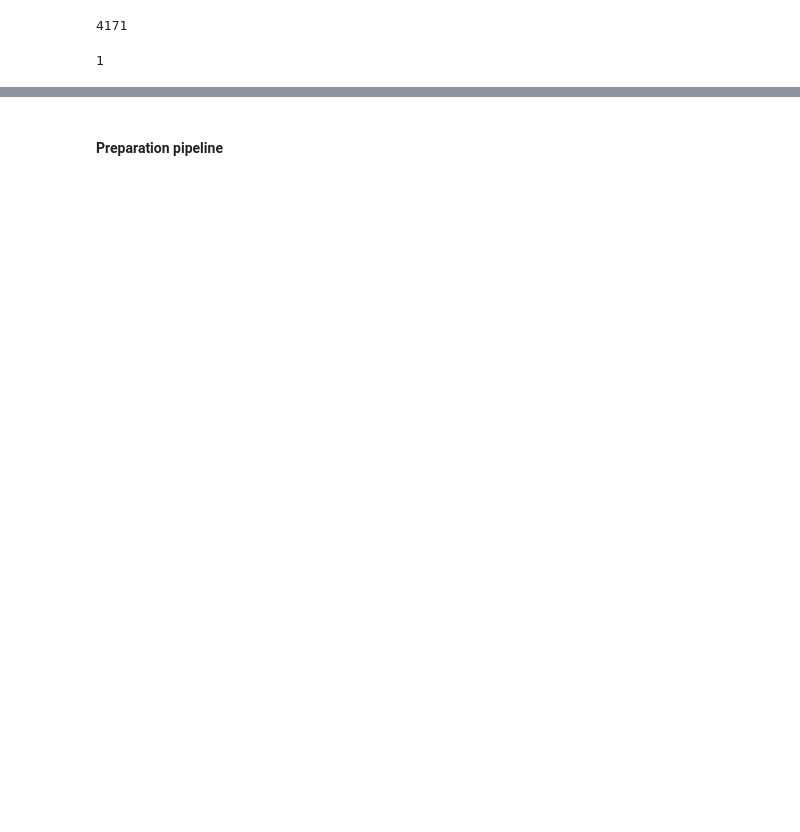
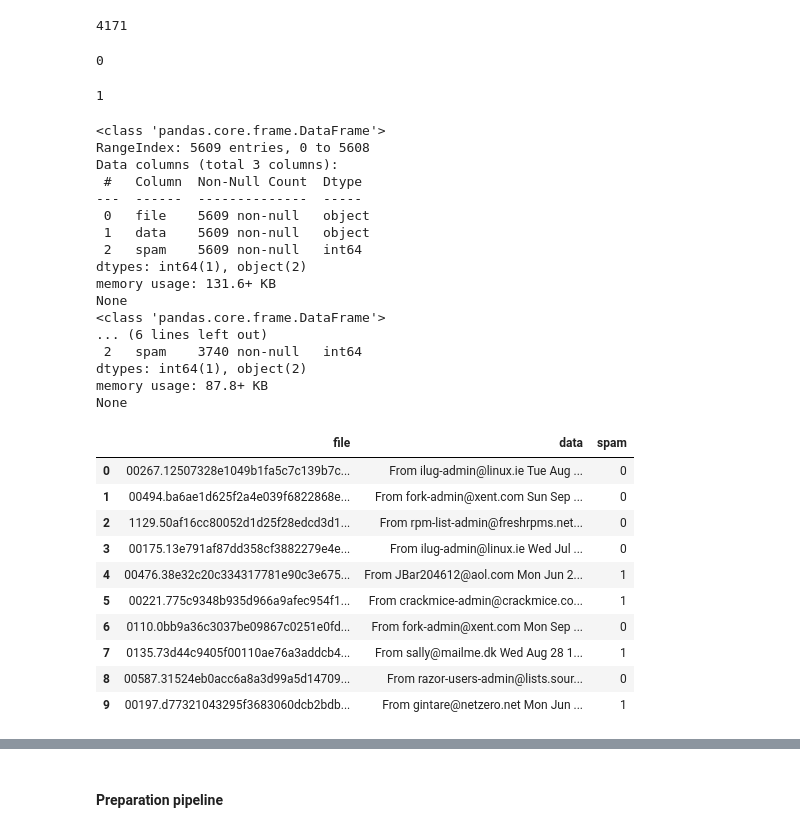
Before and after one commit to MiquelMarinoEspinosa/handson-ml3, a Jupyter notebook: 03_exercises.ipynb, the cells around one changed output, grey strips where cells are left out. Saved outputs shown, nothing was run; the diff lists cells and outputs as text; code cells hidden in the pictures; blank space fills up the shorter version.

```diff
--- a/03_exercises.ipynb
+++ b/03_exercises.ipynb
@@ -2823,7 +2824,48 @@ train_df.head()
 sum(train_df['spam'] == 0)
 # %% [output]
 4171
+# %%
+sum(test_df['file'] == 'cmds')
+# %% [output]
+0
 # %%
 int('spam' in 'train/spam/')
 # %% [output]
 1
+# %%
+# shuffle dataframe data to mix spam and ham
+train_df = train_df.sample(frac=1).reset_index(drop=True)
+test_df = test_df.sample(frac=1).reset_index(drop=True)
+# %%
+print(train_df.info())
+print(test_df.info())
+train_df.head(10)
+# %% [output]
+<class 'pandas.core.frame.DataFrame'>
+RangeIndex: 5609 entries, 0 to 5608
+Data columns (total 3 columns):
+ #   Column  Non-Null Count  Dtype
+---  ------  --------------  -----
+ 0   file    5609 non-null   object
+ 1   data    5609 non-null   object
+ 2   spam    5609 non-null   int64
+dtypes: int64(1), object(2)
+memory usage: 131.6+ KB
+None
+<class 'pandas.core.frame.DataFrame'>
+... (6 lines left out)
+ 2   spam    3740 non-null   int64
+dtypes: int64(1), object(2)
+memory usage: 87.8+ KB
+None
+|  | file | data | spam |
+| 0 | 00267.12507328e1049b1fa5c7c139b7c... | From ilug-admin@linux.ie Tue Aug ... | 0 |
+| 1 | 00494.ba6ae1d625f2a4e039f6822868e... | From fork-admin@xent.com Sun Sep ... | 0 |
+| 2 | 1129.50af16cc80052d1d25f28edcd3d1... | From rpm-list-admin@freshrpms.net... | 0 |
+| 3 | 00175.13e791af87dd358cf3882279e4e... | From ilug-admin@linux.ie Wed Jul ... | 0 |
+| 4 | 00476.38e32c20c334317781e90c3e675... | From JBar204612@aol.com Mon Jun 2... | 1 |
+| 5 | 00221.775c9348b935d966a9afec954f1... | From crackmice-admin@crackmice.co... | 1 |
+| 6 | 0110.0bb9a36c3037be09867c0251e0fd... | From fork-admin@xent.com Mon Sep ... | 0 |
+| 7 | 0135.73d44c9405f00110ae76a3addcb4... | From sally@mailme.dk Wed Aug 28 1... | 1 |
+| 8 | 00587.31524eb0acc6a8a3d99a5d14709... | From razor-users-admin@lists.sour... | 0 |
+| 9 | 00197.d77321043295f3683060dcb2bdb... | From gintare@netzero.net Mon Jun ... | 1 |
```
Also changed, not shown: parts of 6 cells of this notebook.
